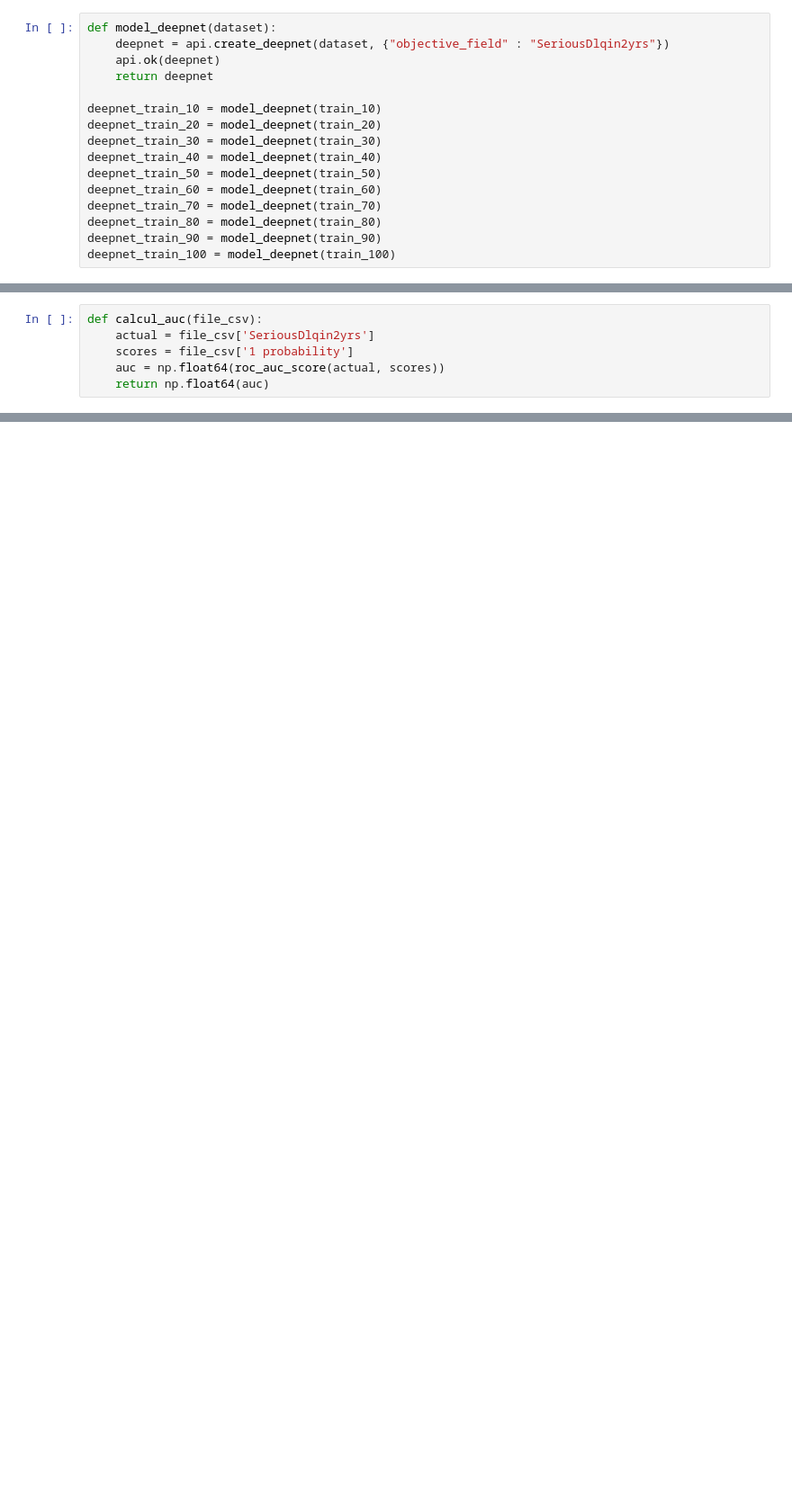
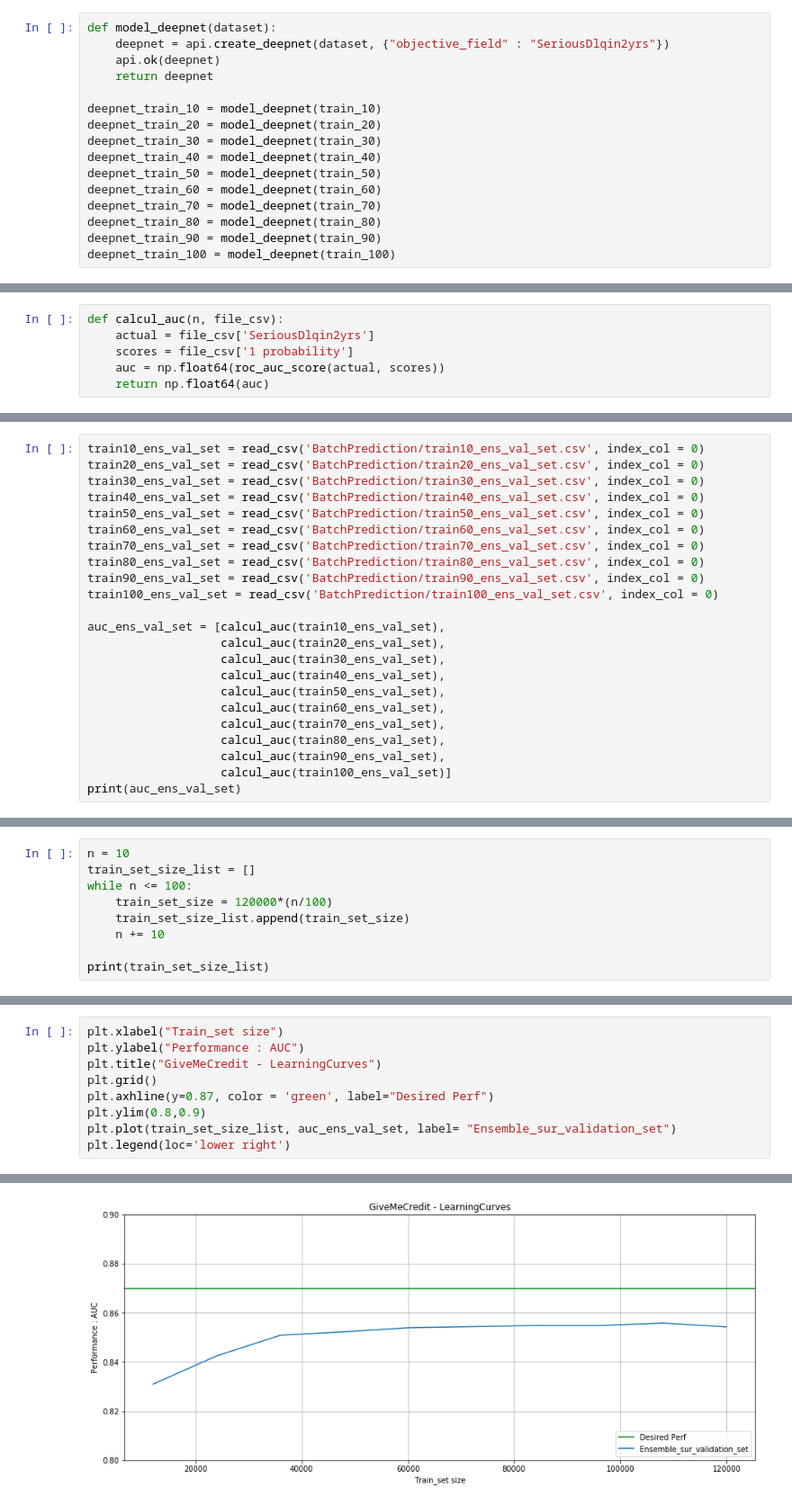
Before and after one commit to Simplon-IA-Bdx-1/give-me-some-credit-JuLagoutte, a Jupyter notebook: GiveMeCredit_LearningCurves.ipynb, the cells around one changed output, grey strips where cells are left out. Shown at 90% size. Saved outputs shown, nothing was run; the diff lists cells and outputs as text; blank space fills up the shorter version.

Commit message:
notebook learning curves version finale

```diff
--- a/GiveMeCredit_LearningCurves.ipynb
+++ b/GiveMeCredit_LearningCurves.ipynb
@@ -100,5 +252,5 @@ def batch_prediction(model, dataset):
 # %%
-def calcul_auc(file_csv):
+def calcul_auc(n, file_csv):
     actual = file_csv['SeriousDlqin2yrs']
     scores = file_csv['1 probability']
     auc = np.float64(roc_auc_score(actual, scores))
@@ -105,0 +263,23 @@ def calcul_auc(file_csv):
+# %%
+train10_ens_val_set = read_csv('BatchPrediction/train10_ens_val_set.csv', index_col = 0)
+train20_ens_val_set = read_csv('BatchPrediction/train20_ens_val_set.csv', index_col = 0)
+train30_ens_val_set = read_csv('BatchPrediction/train30_ens_val_set.csv', index_col = 0)
+train40_ens_val_set = read_csv('BatchPrediction/train40_ens_val_set.csv', index_col = 0)
+train50_ens_val_set = read_csv('BatchPrediction/train50_ens_val_set.csv', index_col = 0)
+train60_ens_val_set = read_csv('BatchPrediction/train60_ens_val_set.csv', index_col = 0)
+train70_ens_val_set = read_csv('BatchPrediction/train70_ens_val_set.csv', index_col = 0)
+train80_ens_val_set = read_csv('BatchPrediction/train80_ens_val_set.csv', index_col = 0)
+train90_ens_val_set = read_csv('BatchPrediction/train90_ens_val_set.csv', index_col = 0)
+train100_ens_val_set = read_csv('BatchPrediction/train100_ens_val_set.csv', index_col = 0)
+
+auc_ens_val_set = [calcul_auc(train10_ens_val_set),
+                   calcul_auc(train20_ens_val_set),
+                   calcul_auc(train30_ens_val_set),
+                   calcul_auc(train40_ens_val_set),
+                   calcul_auc(train50_ens_val_set),
+                   calcul_auc(train60_ens_val_set),
+                   calcul_auc(train70_ens_val_set),
+                   calcul_auc(train80_ens_val_set),
+                   calcul_auc(train90_ens_val_set),
+                   calcul_auc(train100_ens_val_set)]
+print(auc_ens_val_set)
@@ -105,0 +374,9 @@ def calcul_auc(file_csv):
+# %%
+n = 10
+train_set_size_list = []
+while n <= 100:
+    train_set_size = 120000*(n/100)
+    train_set_size_list.append(train_set_size)
+    n += 10
+
+print(train_set_size_list)
@@ -105,0 +387,10 @@ def calcul_auc(file_csv):
+# %%
+plt.xlabel("Train_set size")
+plt.ylabel("Performance : AUC")
+plt.title("GiveMeCredit - LearningCurves")
+plt.grid()
+plt.axhline(y=0.87, color = 'green', label="Desired Perf")
+plt.ylim(0.8,0.9)
+plt.plot(train_set_size_list, auc_ens_val_set, label= "Ensemble_sur_validation_set")
+plt.legend(loc='lower right')
+# %% [output]
@@ -105,0 +398 @@ def calcul_auc(file_csv):
+[figure, added]
```
Also changed, not shown: parts of 41 cells of this notebook.
